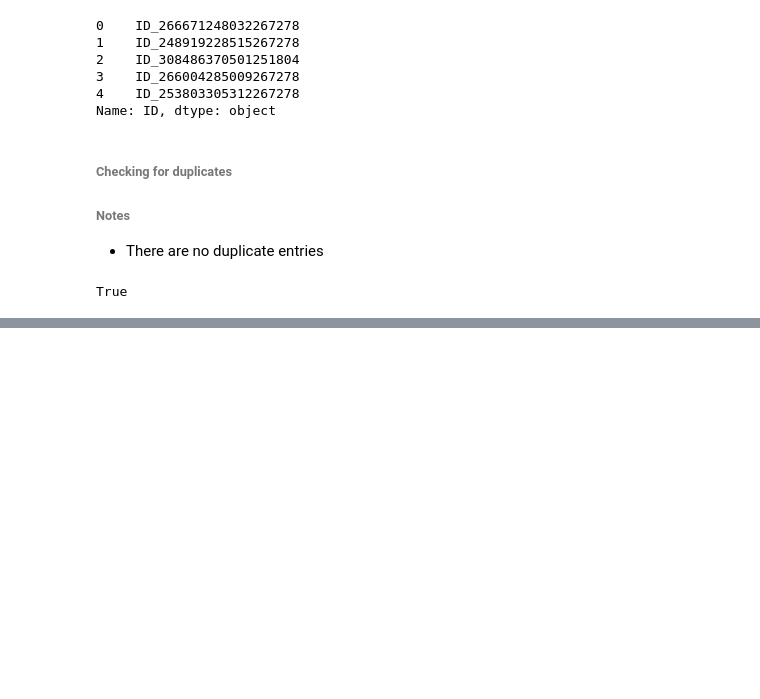
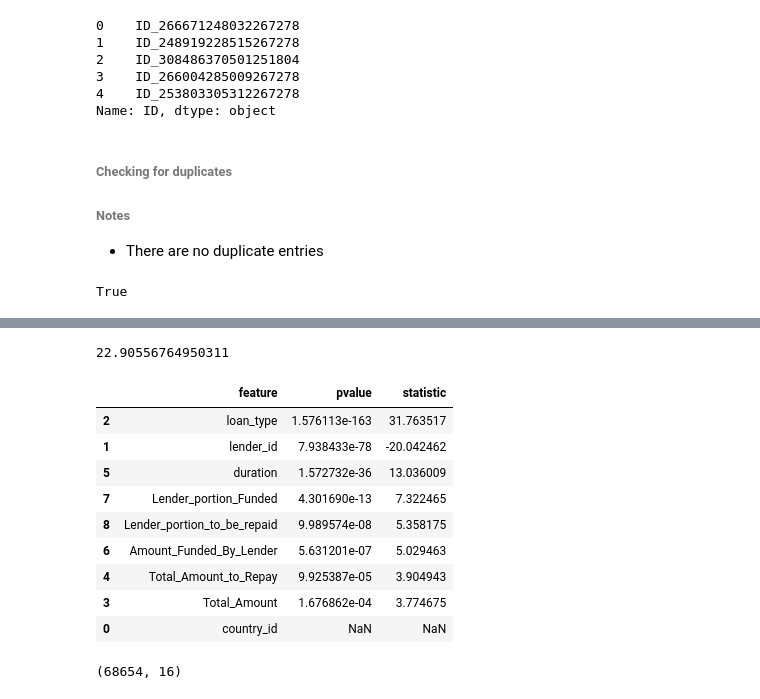
Before and after one commit to e-hokage777/Machine_Learning_Challenges, a Jupyter notebook: Zindi_Challenges/African_Credit_Scoring_Challenge/notebooks/analysis.ipynb, the cells around one changed output, grey strips where cells are left out. Saved outputs shown, nothing was run; the diff lists cells and outputs as text; code cells hidden in the pictures; blank space fills up the shorter version.

```diff
--- a/Zindi_Challenges/African_Credit_Scoring_Challenge/notebooks/analysis.ipynb
+++ b/Zindi_Challenges/African_Credit_Scoring_Challenge/notebooks/analysis.ipynb
@@ -309,0 +363,11 @@ True
+# %%
+cols = ['country_id', 'lender_id', 'loan_type',
+       'Total_Amount', 'Total_Amount_to_Repay', 'duration',
+       'Amount_Funded_By_Lender', 'Lender_portion_Funded',
+       'Lender_portion_to_be_repaid']
+
+temp = []
+
+for col in cols:
+    z_dist = get_z_dist(pairplot_df, col, "target", sample_frac=0.02)
+    temp.append((z_dist, col))
@@ -309,0 +386,41 @@ True
+# %%
+# stats.ttest_ind(train_df[train])
+a = train_df.query("target==1")["Total_Amount_to_Repay"]
+b = train_df.query("target==0")["Total_Amount_to_Repay"]
+
+res = stats.ttest_ind(a,b)
+# %%
+res.statistic
+# %% [output]
+22.90556764950311
+# %%
+def ttest(df, col):
+    a = df.query("target==1")[col]
+    b = df.query("target==0")[col]
+    res = stats.ttest_ind(a,b, equal_var=False)
+
+    return res.pvalue, res.statistic
+# %%
+entries = []
+for col in cols:
+    pvalue, stat = ttest(pairplot_df, col)
+    entries.append({"feature": col, "pvalue": pvalue, "statistic":stat})
+
+pd.DataFrame(entries).sort_values("pvalue")
+# %% [output]
+|  | feature | pvalue | statistic |
+| 2 | loan_type | 1.576113e-163 | 31.763517 |
+| 1 | lender_id | 7.938433e-78 | -20.042462 |
+| 5 | duration | 1.572732e-36 | 13.036009 |
+| 7 | Lender_portion_Funded | 4.301690e-13 | 7.322465 |
+| 8 | Lender_portion_to_be_repaid | 9.989574e-08 | 5.358175 |
+| 6 | Amount_Funded_By_Lender | 5.631201e-07 | 5.029463 |
+| 4 | Total_Amount_to_Repay | 9.925387e-05 | 3.904943 |
+| 3 | Total_Amount | 1.676862e-04 | 3.774675 |
+| 0 | country_id | NaN | NaN |
+# %%
+# train_df.groupby("customer_id").count()["lender_id"]
+train_df["customer_id"].map(train_df.groupby("customer_id").count()["lender_id"])
+train_df.shape
+# %% [output]
+(68654, 16)
```
Also changed, not shown: parts of 13 cells of this notebook, 3 other files.
